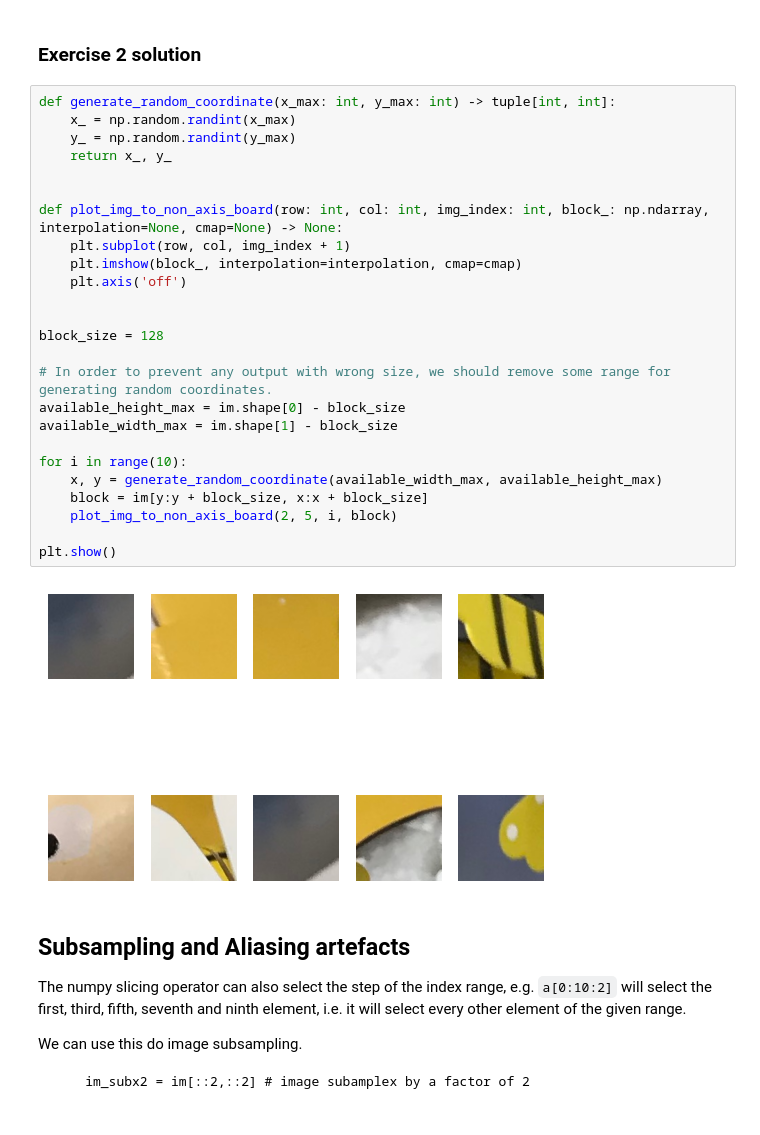
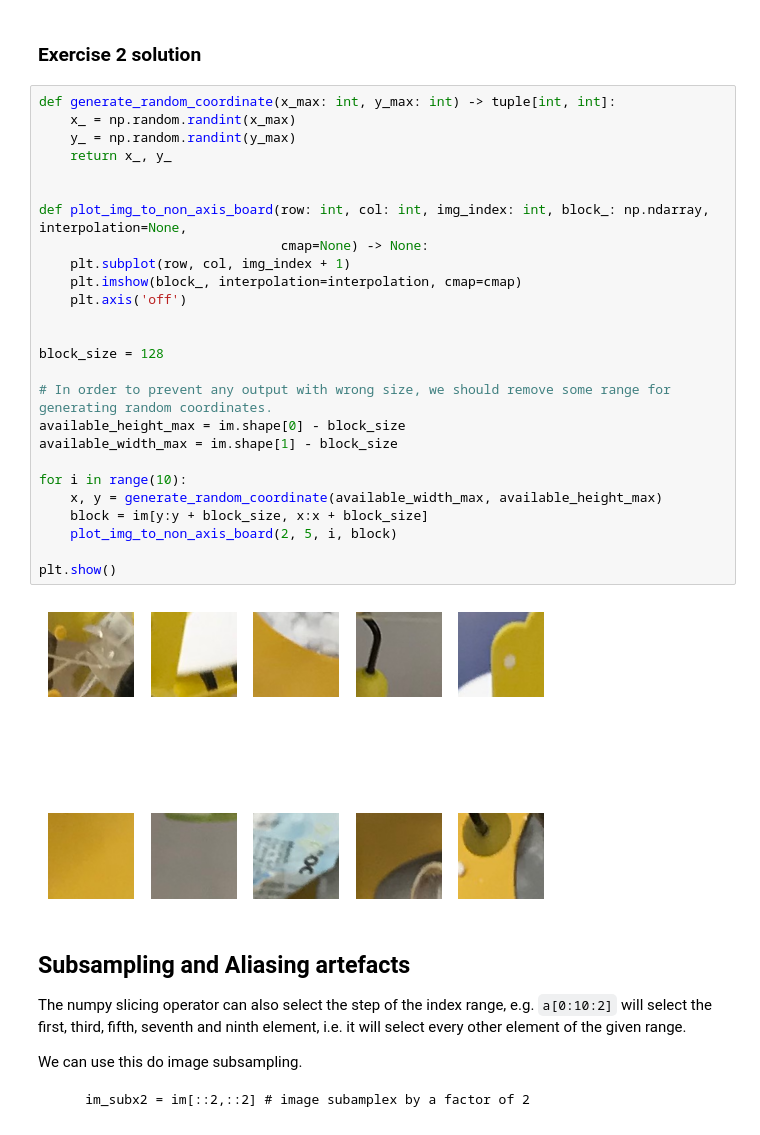
Before and after one commit to Xanonymous-GitHub/cs933-lab, a Jupyter notebook: lab1/lab-1.ipynb, the cells around one changed output. Drawn from its saved outputs; the diff is of its cells as text.

```diff
--- a/lab1/lab-1.ipynb
+++ b/lab1/lab-1.ipynb
@@ -256,30 +256,31 @@ Note that to solve this exercise, you need to use a for loop, e.g. something lik
 # %%
 def generate_random_coordinate(x_max: int, y_max: int) -> tuple[int, int]:
     x_ = np.random.randint(x_max)
     y_ = np.random.randint(y_max)
     return x_, y_
 
 
-def plot_img_to_non_axis_board(row: int, col: int, img_index: int, block_: np.ndarray, interpolation=None, cmap=None) -> None:
+def plot_img_to_non_axis_board(row: int, col: int, img_index: int, block_: np.ndarray, interpolation=None,
+                               cmap=None) -> None:
     plt.subplot(row, col, img_index + 1)
     plt.imshow(block_, interpolation=interpolation, cmap=cmap)
     plt.axis('off')
 
 
 block_size = 128
 
 # In order to prevent any output with wrong size, we should remove some range for generating random coordinates.
 available_height_max = im.shape[0] - block_size
 available_width_max = im.shape[1] - block_size
 
 for i in range(10):
     x, y = generate_random_coordinate(available_width_max, available_height_max)
     block = im[y:y + block_size, x:x + block_size]
     plot_img_to_non_axis_board(2, 5, i, block)
 
 plt.show()
 # %% [output]
-[figure, old version]
+[figure, new version]
 # %% [markdown]
 ## Subsampling and Aliasing artefacts
 
```
Also changed, not shown: parts of 4 cells of this notebook.
